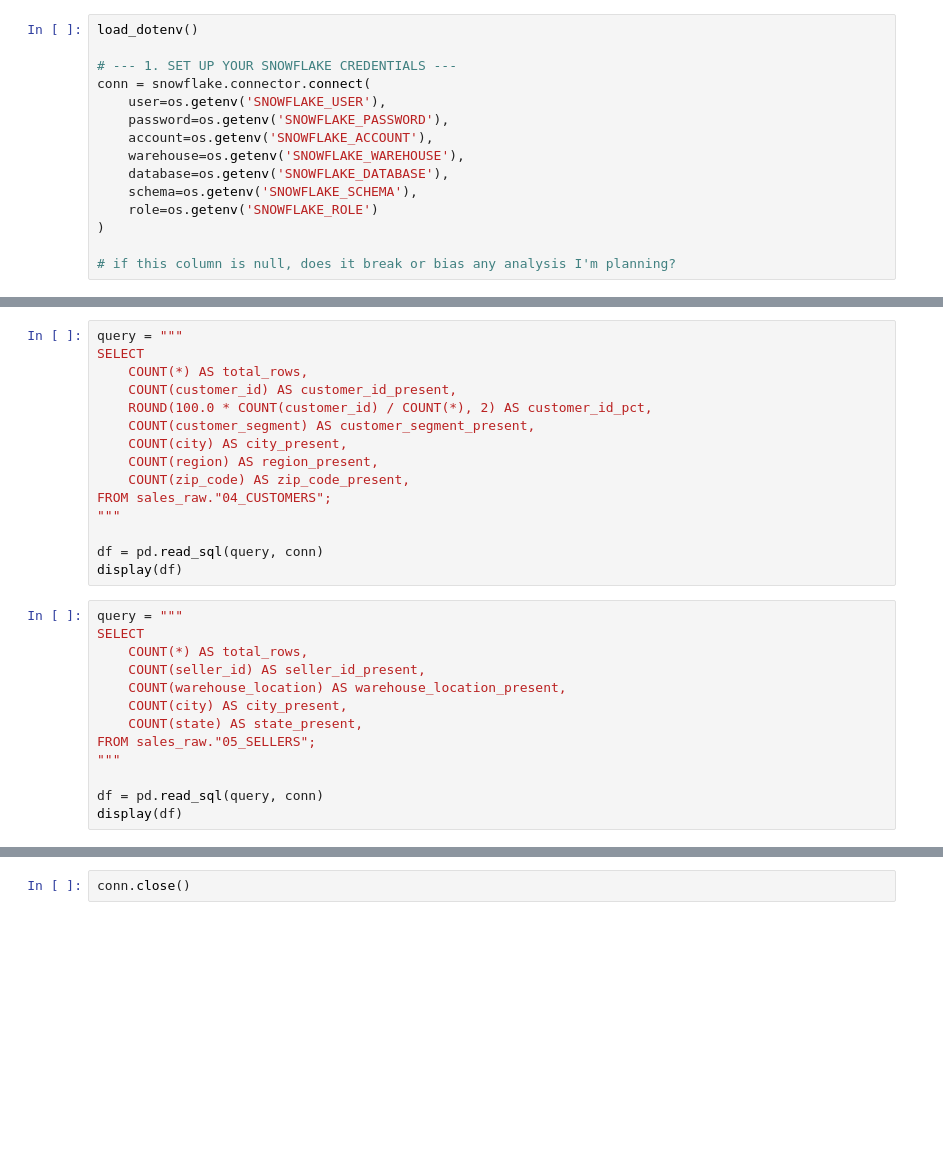
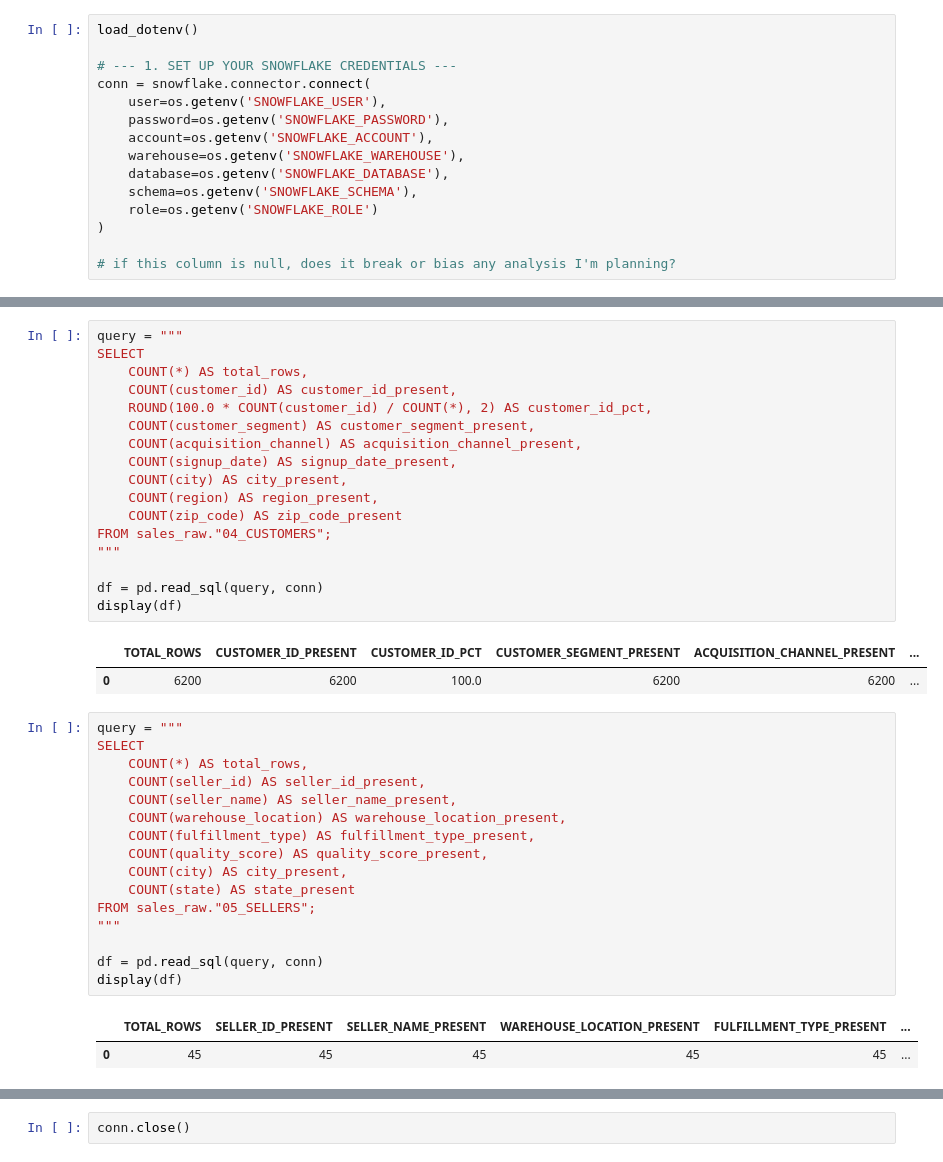
Before and after one commit to knurlybekov/novamart-analytics, a Jupyter notebook: sql/01_staging/01_completeness_profiling.ipynb, the cells around one changed output, grey strips where cells are left out. Saved outputs shown, nothing was run; the diff lists cells and outputs as text; blank space fills up the shorter version.

```diff
--- a/sql/01_staging/01_completeness_profiling.ipynb
+++ b/sql/01_staging/01_completeness_profiling.ipynb
@@ -102,31 +97,42 @@ display(df)
 # %%
 query = """
 SELECT
     COUNT(*) AS total_rows,
     COUNT(customer_id) AS customer_id_present,
     ROUND(100.0 * COUNT(customer_id) / COUNT(*), 2) AS customer_id_pct,
     COUNT(customer_segment) AS customer_segment_present,
+    COUNT(acquisition_channel) AS acquisition_channel_present,
+    COUNT(signup_date) AS signup_date_present,
     COUNT(city) AS city_present,
     COUNT(region) AS region_present,
-    COUNT(zip_code) AS zip_code_present,
+    COUNT(zip_code) AS zip_code_present
 FROM sales_raw."04_CUSTOMERS";
 """
 
 df = pd.read_sql(query, conn)
 display(df)
+# %% [output]
+|  | TOTAL_ROWS | CUSTOMER_ID_PRESENT | CUSTOMER_ID_PCT | CUSTOMER_SEGMENT_PRESENT | ACQUISITION_CHANNEL_PRESENT | ... |
+| 0 | 6200 | 6200 | 100.0 | 6200 | 6200 | ... |
 # %%
 query = """
 SELECT
     COUNT(*) AS total_rows,
     COUNT(seller_id) AS seller_id_present,
+    COUNT(seller_name) AS seller_name_present,
     COUNT(warehouse_location) AS warehouse_location_present,
+    COUNT(fulfillment_type) AS fulfillment_type_present,
+    COUNT(quality_score) AS quality_score_present,
     COUNT(city) AS city_present,
-    COUNT(state) AS state_present,
+    COUNT(state) AS state_present
 FROM sales_raw."05_SELLERS";
 """
 
 df = pd.read_sql(query, conn)
 display(df)
+# %% [output]
+|  | TOTAL_ROWS | SELLER_ID_PRESENT | SELLER_NAME_PRESENT | WAREHOUSE_LOCATION_PRESENT | FULFILLMENT_TYPE_PRESENT | ... |
+| 0 | 45 | 45 | 45 | 45 | 45 | ... |
 # %%
 query = """
 SELECT
```
Also changed, not shown: parts of 10 cells of this notebook, 6 other files.
